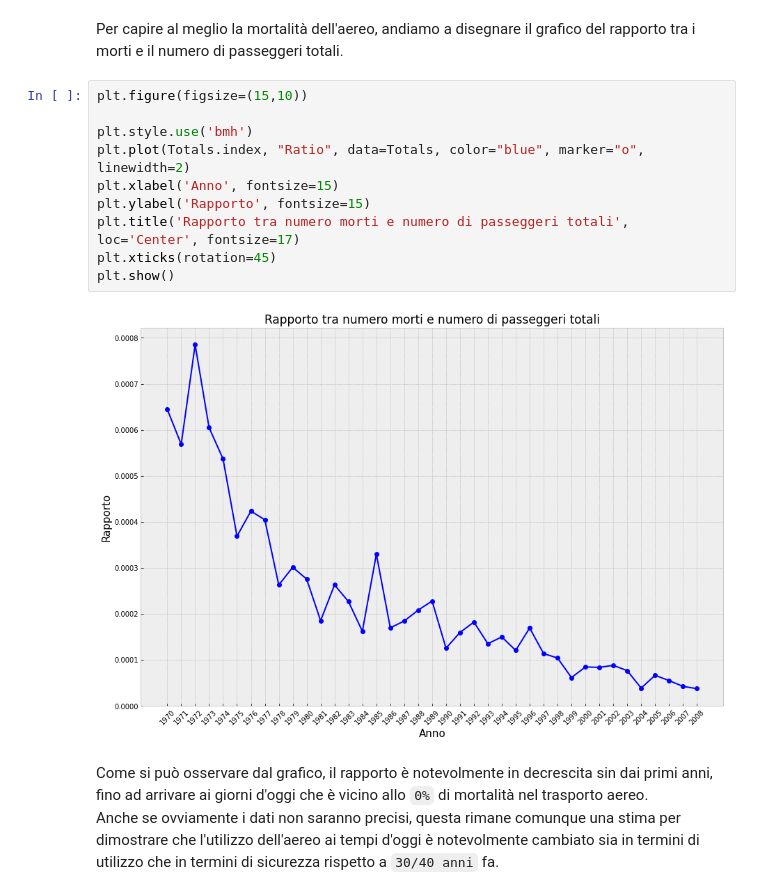
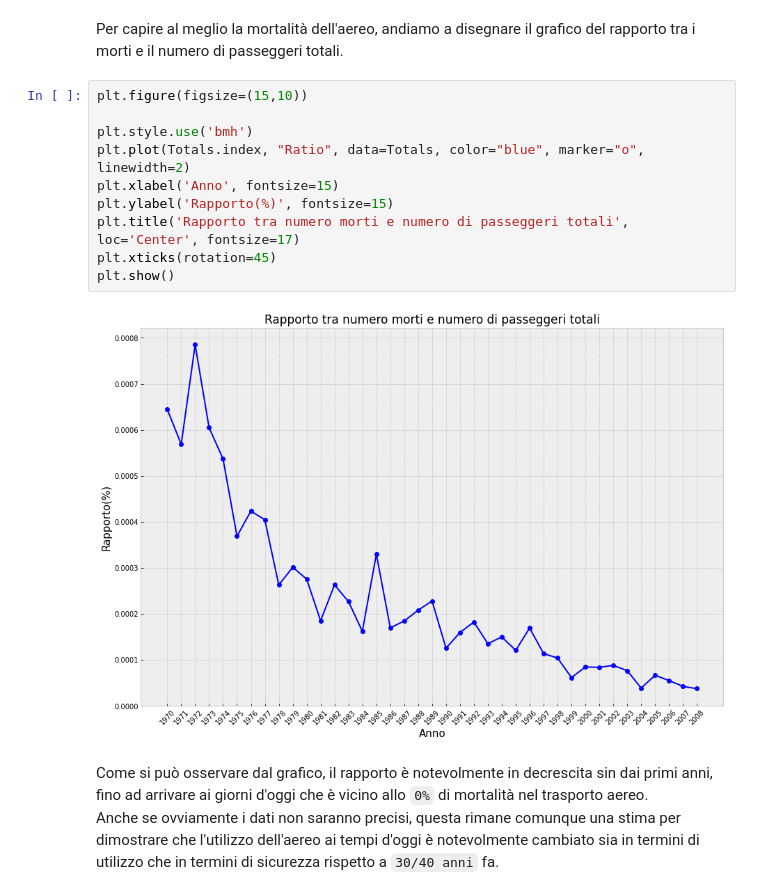
Before and after one commit to A-mangio/incidenti_aerei, a Jupyter notebook: airplaneCrashes.ipynb, the cells around one changed output. Saved outputs shown, nothing was run; the diff lists cells and outputs as text.

```diff
--- a/airplaneCrashes.ipynb
+++ b/airplaneCrashes.ipynb
@@ -387,15 +387,15 @@ Per capire al meglio la mortalità dell'aereo, andiamo a disegnare il grafico de
 # %%
 plt.figure(figsize=(15,10))
 
 plt.style.use('bmh')
 plt.plot(Totals.index, "Ratio", data=Totals, color="blue", marker="o", linewidth=2)
 plt.xlabel('Anno', fontsize=15)
-plt.ylabel('Rapporto', fontsize=15)
+plt.ylabel('Rapporto(%)', fontsize=15)
 plt.title('Rapporto tra numero morti e numero di passeggeri totali', loc='Center', fontsize=17)
 plt.xticks(rotation=45)
 plt.show()
 # %% [output]
-[figure, old version]
+[figure, new version]
 # %% [markdown]
 Come si può osservare dal grafico, il rapporto è notevolmente in decrescita sin dai primi anni, fino ad arrivare ai giorni d'oggi che è vicino allo `0%` di mortalità nel trasporto aereo.<br>
 Anche se ovviamente i dati non saranno precisi, questa rimane comunque una stima per dimostrare che l'utilizzo dell'aereo ai tempi d'oggi è notevolmente cambiato sia in termini di utilizzo che in termini di sicurezza rispetto a `30/40 anni` fa.
```
Also changed, not shown: parts of 1 cell of this notebook.
